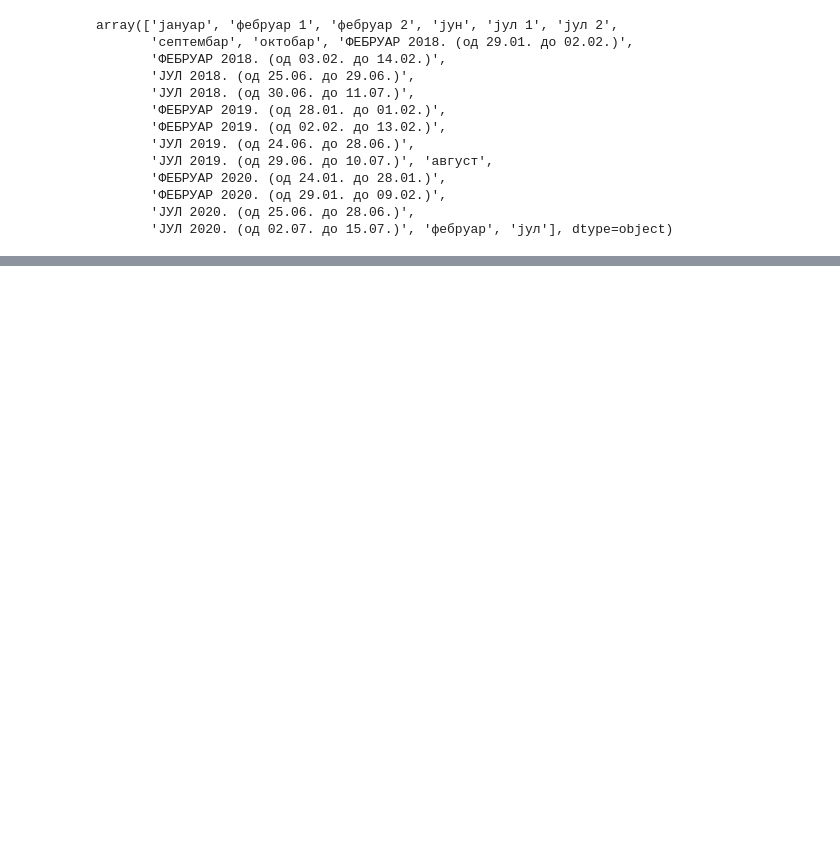
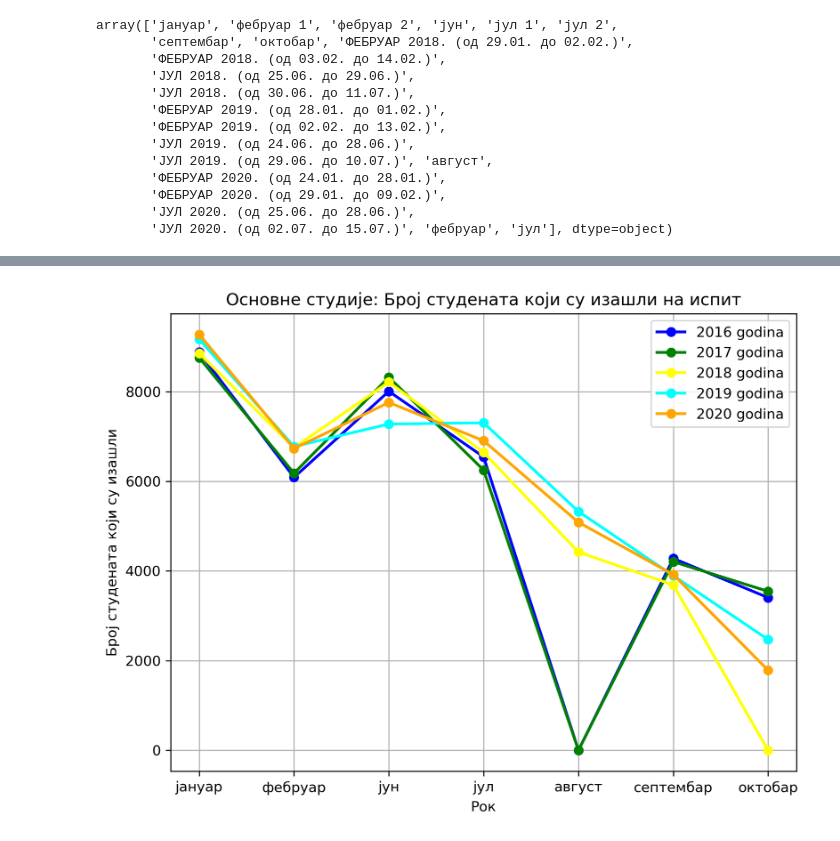
Before and after one commit to AleksaRacic/izlaznost_ETF, a Jupyter notebook: Untitled.ipynb, the cells around one changed output, grey strips where cells are left out. Drawn from its saved outputs; the diff is of its cells as text; code cells hidden in the pictures; blank space fills up the shorter version.

```diff
--- a/Untitled.ipynb
+++ b/Untitled.ipynb
@@ -50,0 +106,13 @@ from auxilaryFunctions import *
+# %%
+data_list = []
+
+for data, col in zip(jsondata.values(), colors):
+    data_list.append({
+        'data' : data['izaslo'],
+        'opis' : template(data['godina']),
+        'color' : col
+    })
+
+custom_multitrend_plot(data_list, "Основне студије: Број студената који су изашли на испит", "Број студената који су изашли", "Рок", 'osnovni_izaslo')
+# %% [output]
+[figure, added]
```
Also changed, not shown: parts of 22 cells of this notebook, 34 other files.
